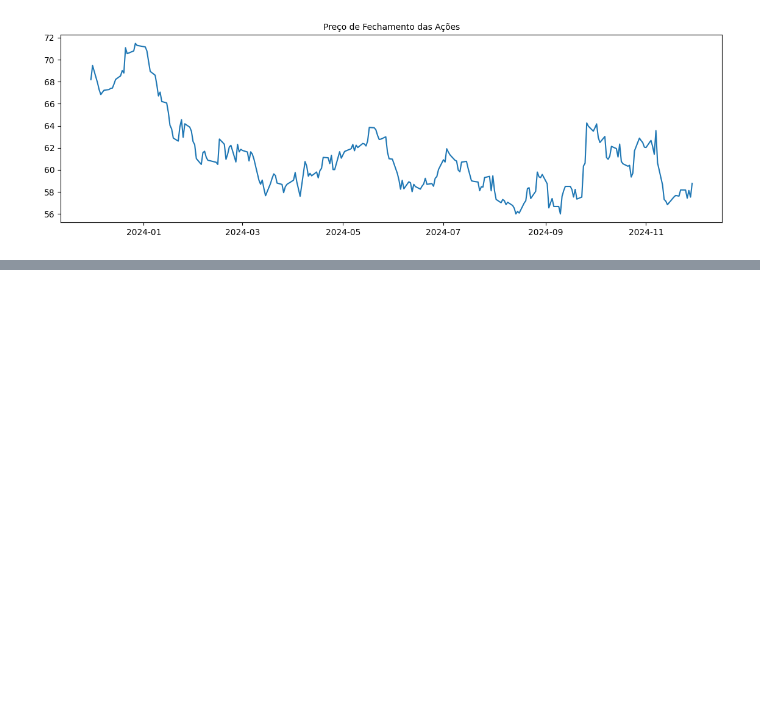
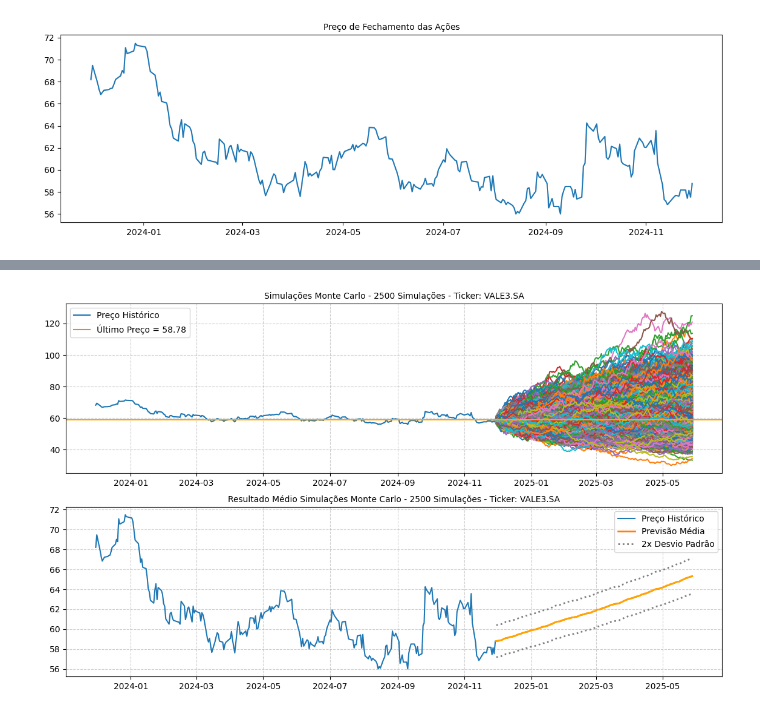
Before and after one commit to matheusresende7/ds_projeto_final_7_modelo_series_temporais_mercado_financeiro, a Jupyter notebook: notebooks/05_exploratory_data_analysis.ipynb, the cells around one changed output, grey strips where cells are left out. Saved outputs shown, nothing was run; the diff lists cells and outputs as text; code cells hidden in the pictures; blank space fills up the shorter version.

```diff
--- a/notebooks/05_exploratory_data_analysis.ipynb
+++ b/notebooks/05_exploratory_data_analysis.ipynb
@@ -239,0 +138,24 @@ plt.show()
+# %%
+dias_posteriores = 180 # Definindo os dias posteriores a serem simulados
+
+simulacoes = 2500 # Definindo a quantidade de simulações
+
+ultimo_preco = df['Close'].iloc[-1] # Definindo o valor do último preço de fechamento da ação
+
+results = np.empty((simulacoes, dias_posteriores)) # Criando um array vazio para guardar os resultados das simulações
+
+for s in range(simulacoes): # Criando uma estrutura de repetição para realizar as simulações de Monte Carlo
+
+    random_returns = 1 + np.random.normal(
+        loc = log_media_retorno_diario,
+        scale = log_desvio_retorno_diario,
+        size = dias_posteriores
+    ) # Calculando o valor aleatório
+
+    result = ultimo_preco * (random_returns.cumprod()) # Calculando o resultado da simulação
+
+    results[s, :] = result # Armazenando o resultado no array vazio criado anteriormente
+# %%
+index = pd.date_range('2024-11-30', periods=dias_posteriores, freq='D') # Criando o índice com a data atual para usar no dataframe
+resultados = pd.DataFrame(results.T, index=index) # Criando um dataframe com os resultados das simulações
+media_resultados = resultados.apply('mean', axis=1) # Calculando a média das simulações
@@ -239,0 +188,22 @@ plt.show()
+# %%
+fig, ax = plt.subplots(figsize=(14,8), nrows=2, ncols=1) # Definindo o tamanho da figura para exibir os gráficos
+
+ax[0].plot(df['Close']) # Plotando os resultados de fechamento passados
+ax[0].plot(resultados) # Plotando todas as simulações
+ax[0].axhline(ultimo_preco, c='orange') # Exibindo uma linha com o último preço
+ax[0].set_title(f'Simulações Monte Carlo - {simulacoes} Simulações - Ticker: VALE3.SA', size=10) # Definindo o título do gráfico
+ax[0].legend(['Preço Histórico', f'Último Preço = {ultimo_preco:.2f}']) # Definindo a legenda do gráfico
+ax[0].grid(True, linestyle='--', alpha=0.6) # Exibindo as linhas de grade do gráfico
+
+ax[1].plot(df['Close']) # Plotando os resultados de fechamento passados
+ax[1].plot(resultados.apply('mean', axis=1), lw=2) # Plotando a média das simulações
+ax[1].plot(media_resultados.apply((lambda x: x * (1+1.96 * log_desvio_retorno_diario))), lw=2, linestyle = 'dotted', c='gray') # Plotando uma linha com a média mais o desvio padrão
+ax[1].plot(media_resultados, lw=2, c='orange') # Plotando uma linha com a média das simulações
+ax[1].plot(media_resultados.apply((lambda x: x * (1-1.96 * log_desvio_retorno_diario))), lw=2, linestyle = 'dotted', c='gray') # Plotando uma linha com a média menos o desvio padrão
+ax[1].set_title(f'Resultado Médio Simulações Monte Carlo - {simulacoes} Simulações - Ticker: VALE3.SA', size=10) # Definindo o título do gráfico
+ax[1].legend(['Preço Histórico', 'Previsão Média', '2x Desvio Padrão']) # Definindo a legenda do gráfico
+ax[1].grid(True, linestyle='--', alpha=0.6) # Exibindo as linhas de grade do gráfico
+
+plt.show() # Exibindo os gráficos
+# %% [output]
+[figure, added]
```
Also changed, not shown: parts of 33 cells of this notebook, 2 other files.
